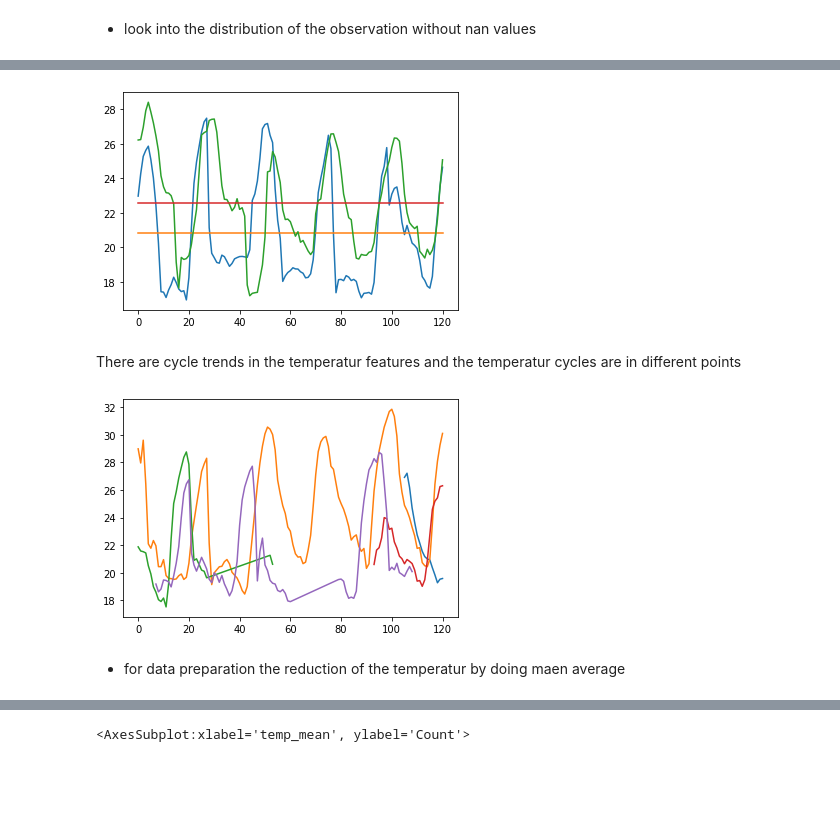
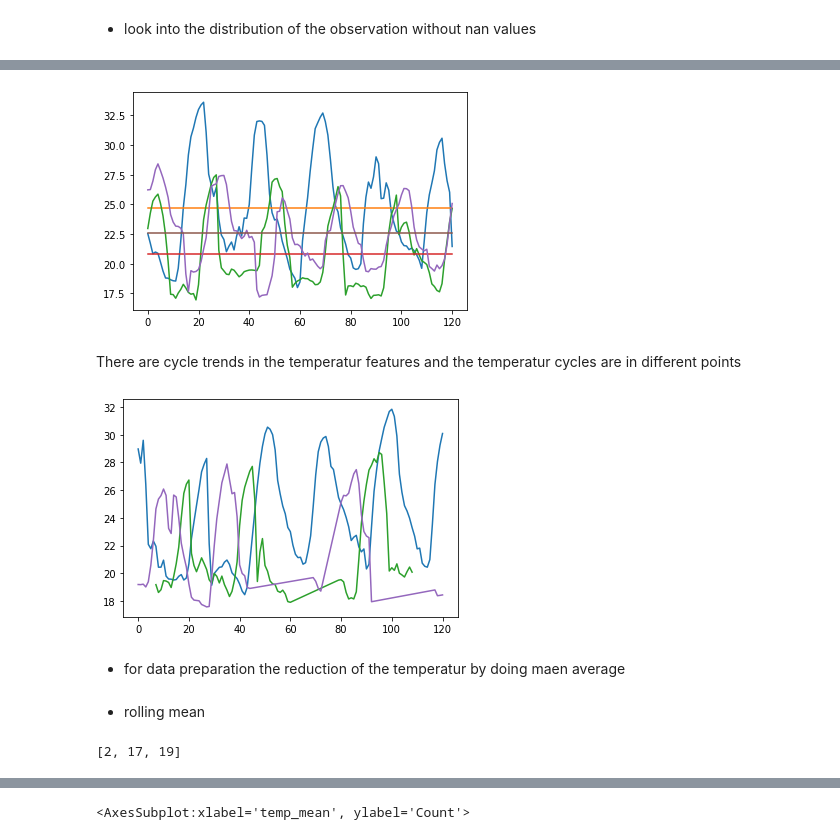
Before and after one commit to sm4rtm4art/airquality, a Jupyter notebook: alternative_EDA.ipynb, the cells around one changed output, grey strips where cells are left out. Saved outputs shown, nothing was run; the diff lists cells and outputs as text; code cells hidden in the pictures; blank space fills up the shorter version.

Commit message:
rolling mean

```diff
--- a/alternative_EDA.ipynb
+++ b/alternative_EDA.ipynb
@@ -213,0 +189,4 @@ precip_nan_61.shape
+# %%
+for observ in precipitation[(precipitation['nan_precip'] == 0)].precip[:3]:
+    sns.lineplot(x=[i for i in range(len(observ))] ,y=observ)
+    sns.lineplot(x=[i for i in range(len(observ))] ,y=np.mean(observ))
@@ -213,0 +198,4 @@ precip_nan_61.shape
+# %%
+for observ in precipitation[(precipitation['nan_precip'] > 40)].precip[:3]:
+    sns.lineplot(x=[i for i in range(len(observ))] ,y=observ)
+    sns.lineplot(x=[i for i in range(len(observ))] ,y=np.mean(observ))
@@ -238,6 +230,6 @@ precipitation.head()
 # %% [markdown]
 ### Temperatur
 # %%
-temperatur = pd.DataFrame(train.temp)
+temperatur = pd.DataFrame(data_process[['temp', 'nan_temp']])
 temperatur.head()
 # %% [output]
@@ -252,11 +241,0 @@ temperatur.head()
-# %%
-# count nan values in each row
-def count_nan(row):
-    counter = 0
-    for x in row:
-        if np.isnan(x):
-            counter += 1
-    return counter
-
-temperatur['count_nan'] = round(temperatur['temp'].apply(count_nan))
-temperatur.head()
@@ -294,24 +249,20 @@ temperatur.head()
 # %%
 # have a look into the temp data
 
-temp_wo_nan = temperatur[(temperatur['count_nan']==0)]
-l_temp = temp_wo_nan.temp[1]
-for observ in temp_wo_nan.temp[1:3]:
+for observ in temperatur[(temperatur['nan_temp'] == 0)].temp[:3]:
     sns.lineplot(x=[i for i in range(len(observ))] ,y=observ)
     sns.lineplot(x=[i for i in range(len(observ))] ,y=np.mean(observ))
 # %% [output]
-[figure, old version]
+[figure, new version]
 # %% [markdown]
 There are cycle trends in the temperatur features and
 the temperatur cycles are in different points
 # %%
-temp_w_nan = temperatur[(temperatur['count_nan']!=0)]
-
-for observ in temp_w_nan.temp[0:5]:
+for observ in temperatur[(temperatur['nan_temp'] != 0)].temp[:3]:
     sns.lineplot(x=[i for i in range(len(observ))] ,y=observ)
-    #sns.lineplot(x=[i for i in range(len(observ))] ,y=np.nanmean(observ))
+    sns.lineplot(x=[i for i in range(len(observ))] ,y=np.mean(observ))
 # %% [output]
-[figure, old version]
+[figure, new version]
 # %% [markdown]
 - for data preparation the reduction of the temperatur by doing maen average
 # %%
@@ -320,3 +271,10 @@ def mean(row):
 
 
 temperatur['temp_mean'] = temperatur['temp'].apply(mean)
+# %% [markdown]
+- rolling mean
+# %%
+t_roll = pd.DataFrame(temperatur[(temperatur['nan_temp'] != 0)].temp[:3])
+list(t_roll.index)
+# %% [output]
+[2, 17, 19]
```
Also changed, not shown: parts of 32 cells of this notebook.
